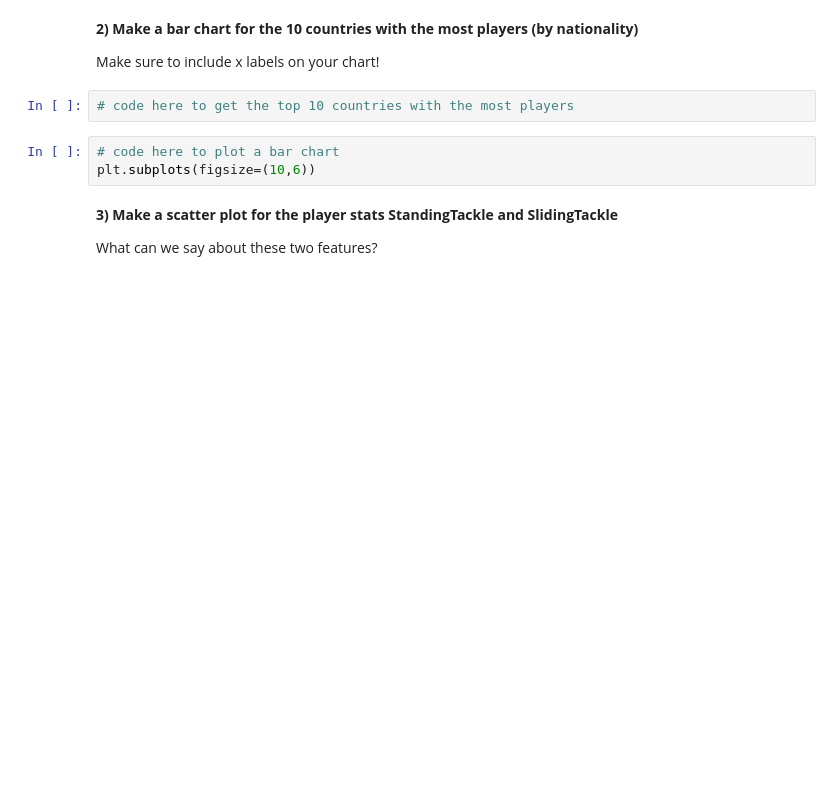
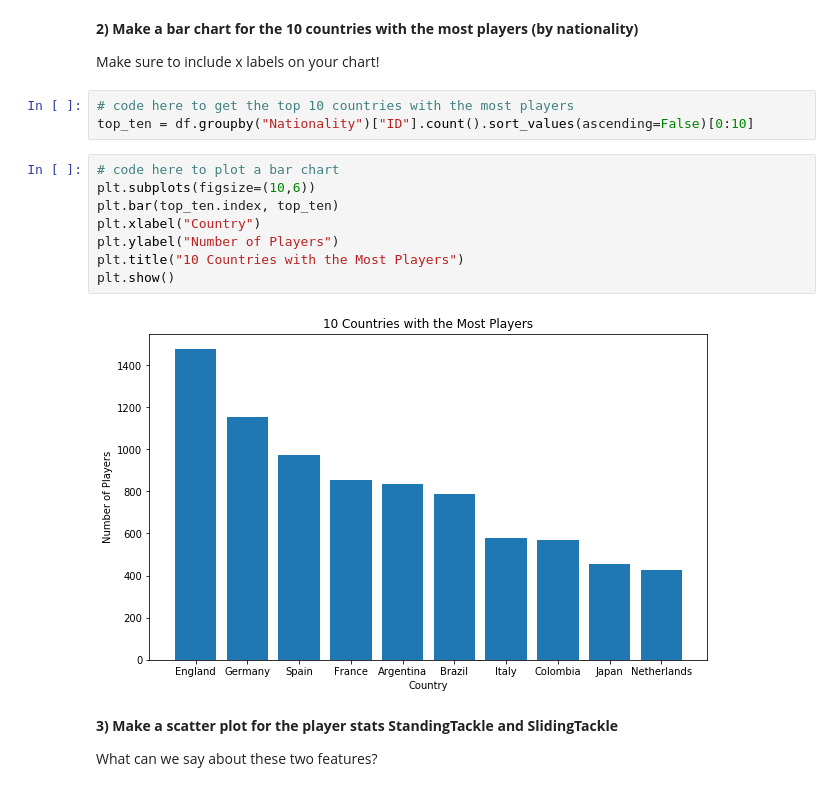
Before and after one commit to learn-co-students/chicago-ds-080519, a Jupyter notebook: Module 1/Mod 1 assessment/index.ipynb, the cells around one changed output. Drawn from its saved outputs; the diff is of its cells as text; blank space fills up the shorter version.

```diff
--- a/Module 1/Mod 1 assessment/index.ipynb
+++ b/Module 1/Mod 1 assessment/index.ipynb
@@ -147,9 +199,17 @@ import seaborn as sns
 Make sure to include x labels on your chart!
 # %%
 # code here to get the top 10 countries with the most players
+top_ten = df.groupby("Nationality")["ID"].count().sort_values(ascending=False)[0:10]
 # %%
 # code here to plot a bar chart
 plt.subplots(figsize=(10,6))
+plt.bar(top_ten.index, top_ten)
+plt.xlabel("Country")
+plt.ylabel("Number of Players")
+plt.title("10 Countries with the Most Players")
+plt.show()
+# %% [output]
+[figure, added]
 # %% [markdown]
 <b> 3) Make a scatter plot for the player stats StandingTackle and SlidingTackle
 
```
Also changed, not shown: parts of 29 cells of this notebook.
